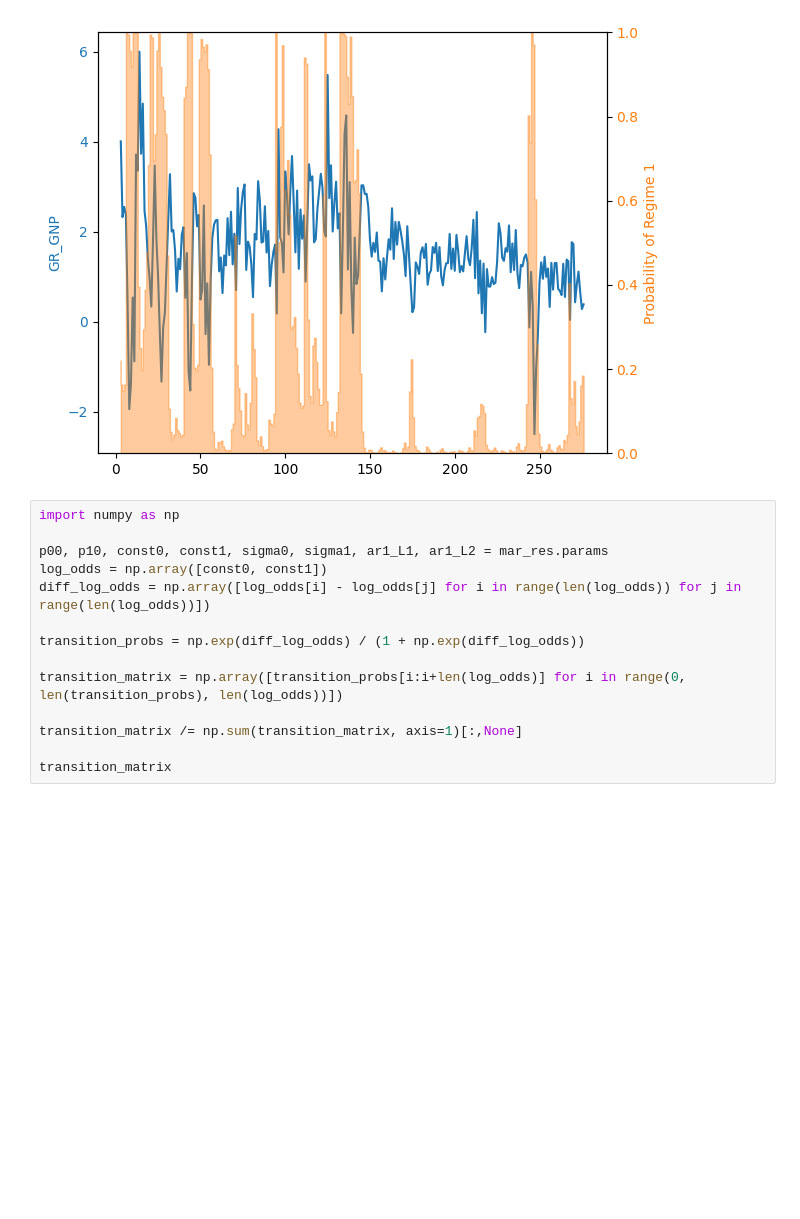
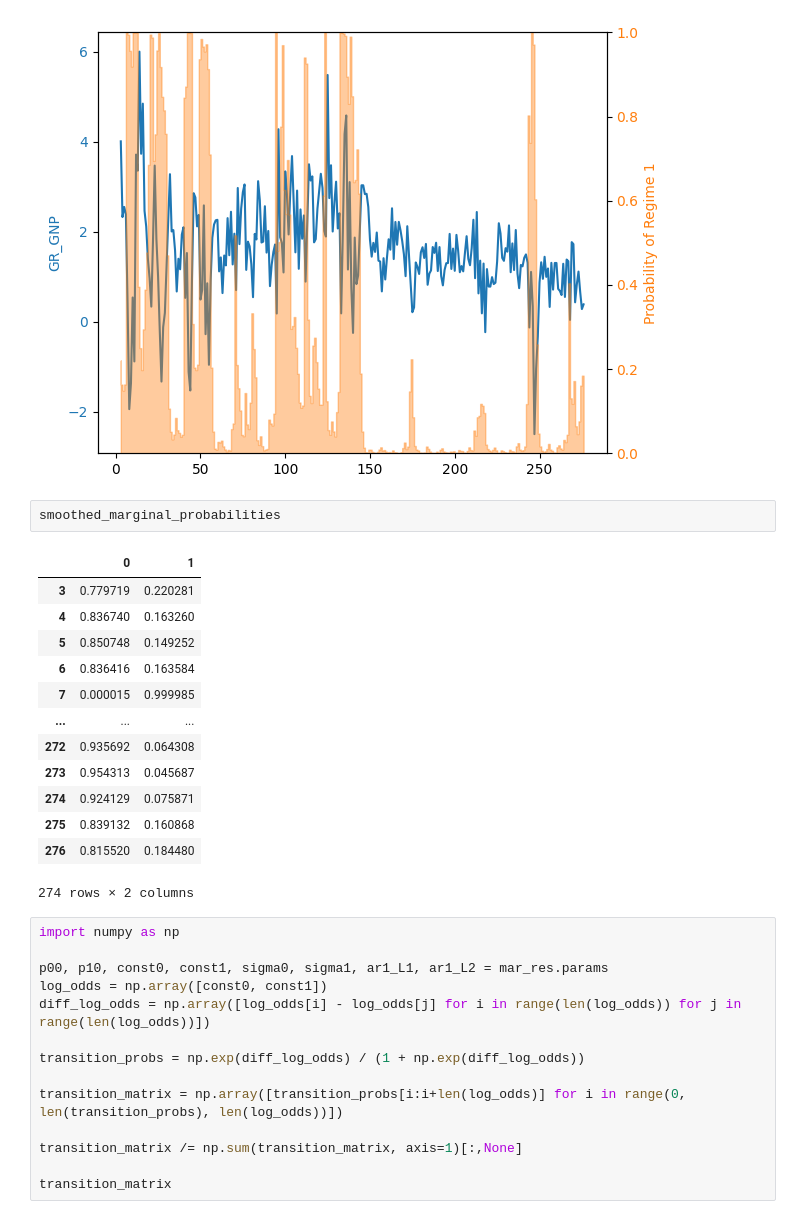
Before and after one commit to AxelFritz2/Optimal-Forecasts-from-Markov-Switching-Models, a Jupyter notebook: Data_analysis.ipynb, the cells around one changed output. Drawn from its saved outputs; the diff is of its cells as text; blank space fills up the shorter version.

```diff
--- a/Data_analysis.ipynb
+++ b/Data_analysis.ipynb
@@ -89,6 +89,22 @@ fig.tight_layout()
 plt.show()
 # %% [output]
 [figure]
+# %%
+smoothed_marginal_probabilities
+# %% [output]
+|  | 0 | 1 |
+| 3 | 0.779719 | 0.220281 |
+| 4 | 0.836740 | 0.163260 |
+| 5 | 0.850748 | 0.149252 |
+| 6 | 0.836416 | 0.163584 |
+| 7 | 0.000015 | 0.999985 |
+| ... | ... | ... |
+| 272 | 0.935692 | 0.064308 |
+| 273 | 0.954313 | 0.045687 |
+| 274 | 0.924129 | 0.075871 |
+| 275 | 0.839132 | 0.160868 |
+| 276 | 0.815520 | 0.184480 |
+274 rows × 2 columns
 # %%
 import numpy as np
 
```
Also changed, not shown: parts of 1 cell of this notebook, 4 other files.
